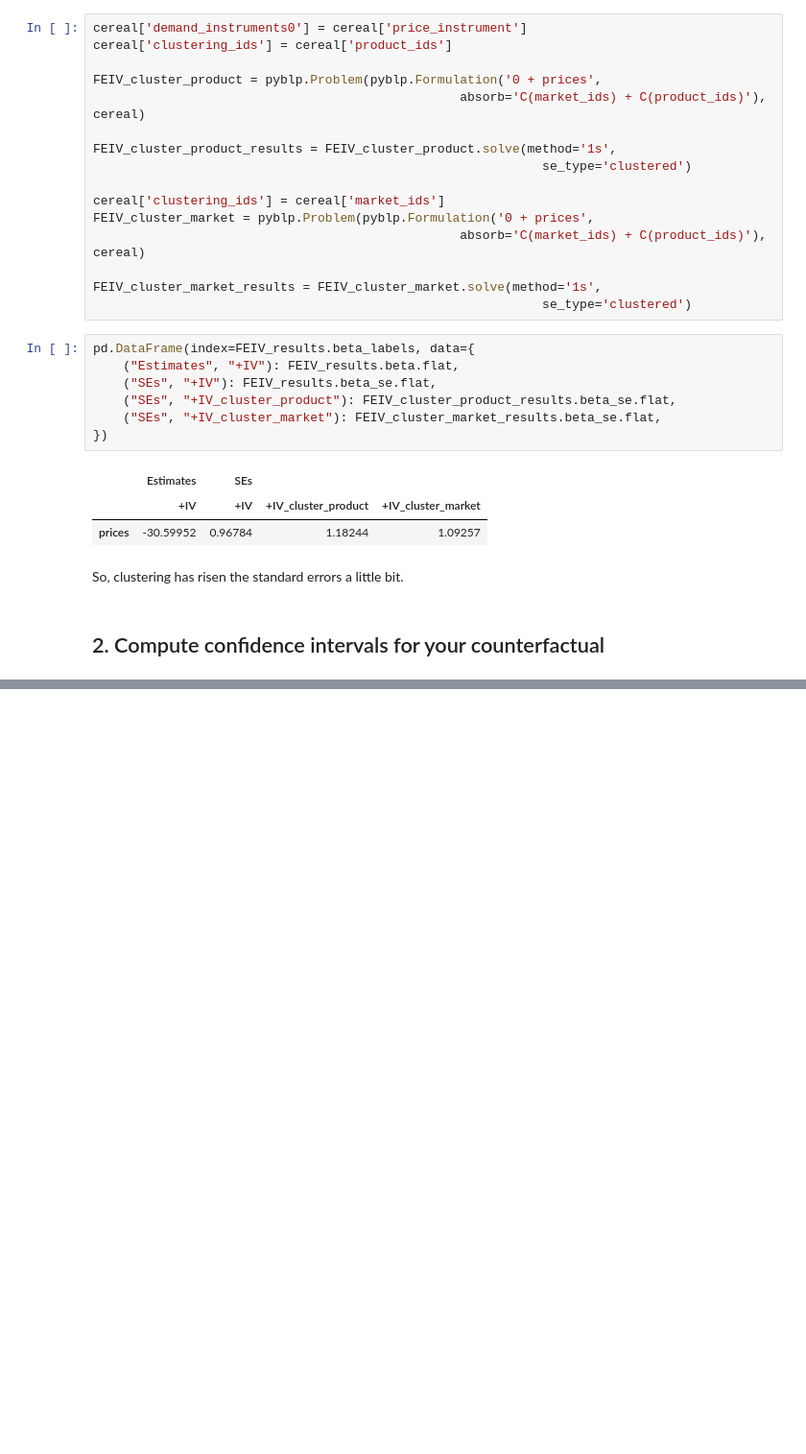
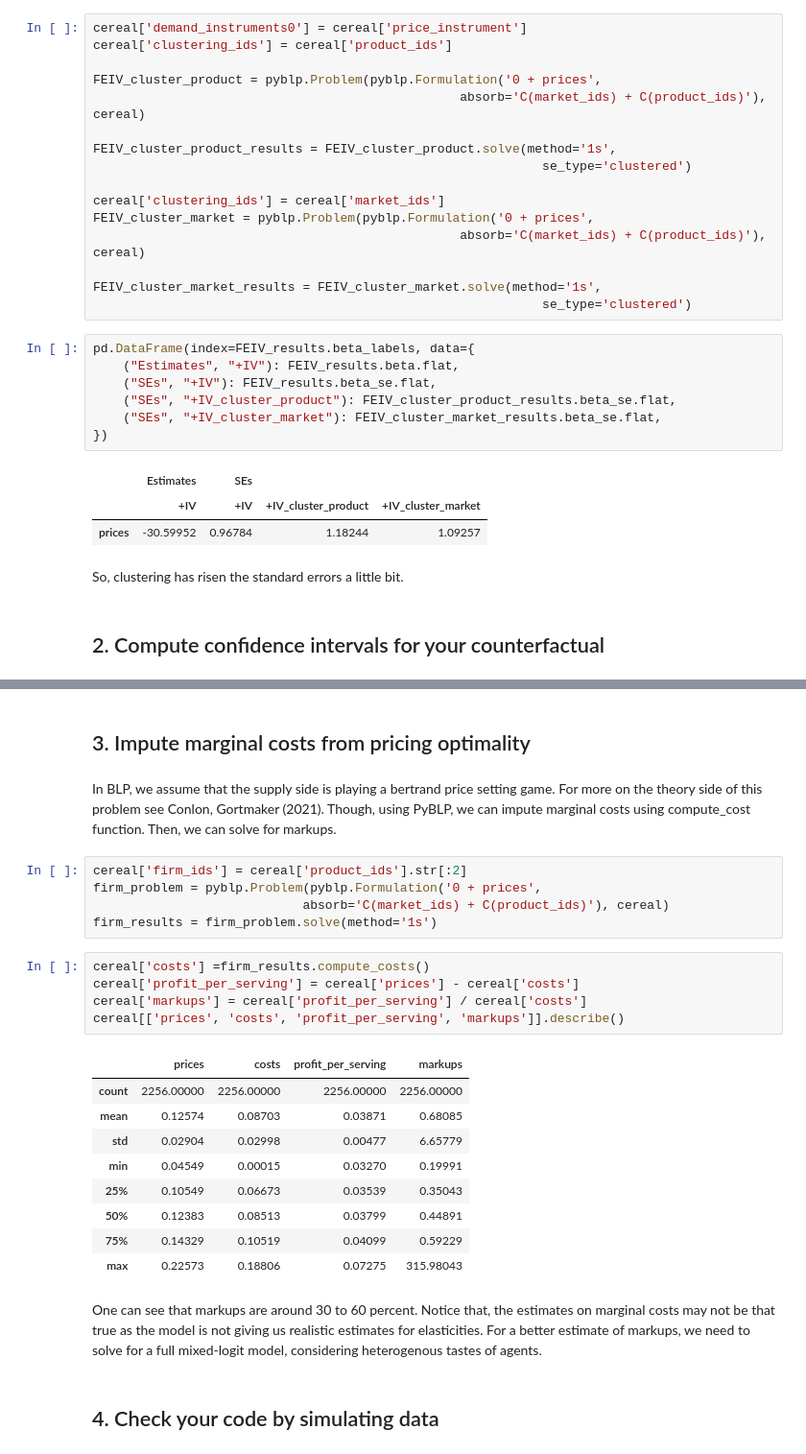
Before and after one commit to M-Naderitabar/StructuralEconometrics, a Jupyter notebook: Structural Econometrics Projects/Empirical IO/Series 4 Gortmaker Demand Estimation/1 - Pure Logit PyBLP/PureLogit.ipynb, the cells around one changed output, grey strips where cells are left out. Shown at 96% size. Cells and saved outputs as stored; diff of their text form; blank space fills up the shorter version.

```diff
--- a/Structural Econometrics Projects/Empirical IO/Series 4 Gortmaker Demand Estimation/1 - Pure Logit PyBLP/PureLogit.ipynb
+++ b/Structural Econometrics Projects/Empirical IO/Series 4 Gortmaker Demand Estimation/1 - Pure Logit PyBLP/PureLogit.ipynb
@@ -413,0 +464,28 @@ When we estimate the coefficients of the model, PyBLP will also solve for standa
+# %% [markdown]
+## 3. Impute marginal costs from pricing optimality
+# %% [markdown]
+In BLP, we assume that the supply side is playing a bertrand price setting game. For more on the theory side of this problem see Conlon, Gortmaker (2021). Though, using PyBLP, we can impute marginal costs using compute_cost function. Then, we can solve for markups.
+# %%
+cereal['firm_ids'] = cereal['product_ids'].str[:2]
+firm_problem = pyblp.Problem(pyblp.Formulation('0 + prices',
+                            absorb='C(market_ids) + C(product_ids)'), cereal)
+firm_results = firm_problem.solve(method='1s')
+# %%
+cereal['costs'] =firm_results.compute_costs()
+cereal['profit_per_serving'] = cereal['prices'] - cereal['costs']
+cereal['markups'] = cereal['profit_per_serving'] / cereal['costs']
+cereal[['prices', 'costs', 'profit_per_serving', 'markups']].describe()
+# %% [output]
+|  | prices | costs | profit_per_serving | markups |
+| count | 2256.00000 | 2256.00000 | 2256.00000 | 2256.00000 |
+| mean | 0.12574 | 0.08703 | 0.03871 | 0.68085 |
+| std | 0.02904 | 0.02998 | 0.00477 | 6.65779 |
+| min | 0.04549 | 0.00015 | 0.03270 | 0.19991 |
+| 25% | 0.10549 | 0.06673 | 0.03539 | 0.35043 |
+| 50% | 0.12383 | 0.08513 | 0.03799 | 0.44891 |
+| 75% | 0.14329 | 0.10519 | 0.04099 | 0.59229 |
+| max | 0.22573 | 0.18806 | 0.07275 | 315.98043 |
+# %% [markdown]
+One can see that markups are around 30 to 60 percent. Notice that, the estimates on marginal costs may not be that true as the model is not giving us realistic estimates for elasticities. For a better estimate of markups, we need to solve for a full mixed-logit model, considering heterogenous tastes of agents.
+# %% [markdown]
+## 4. Check your code by simulating data
```
Also changed, not shown: parts of 8 cells of this notebook, 3 other files.
